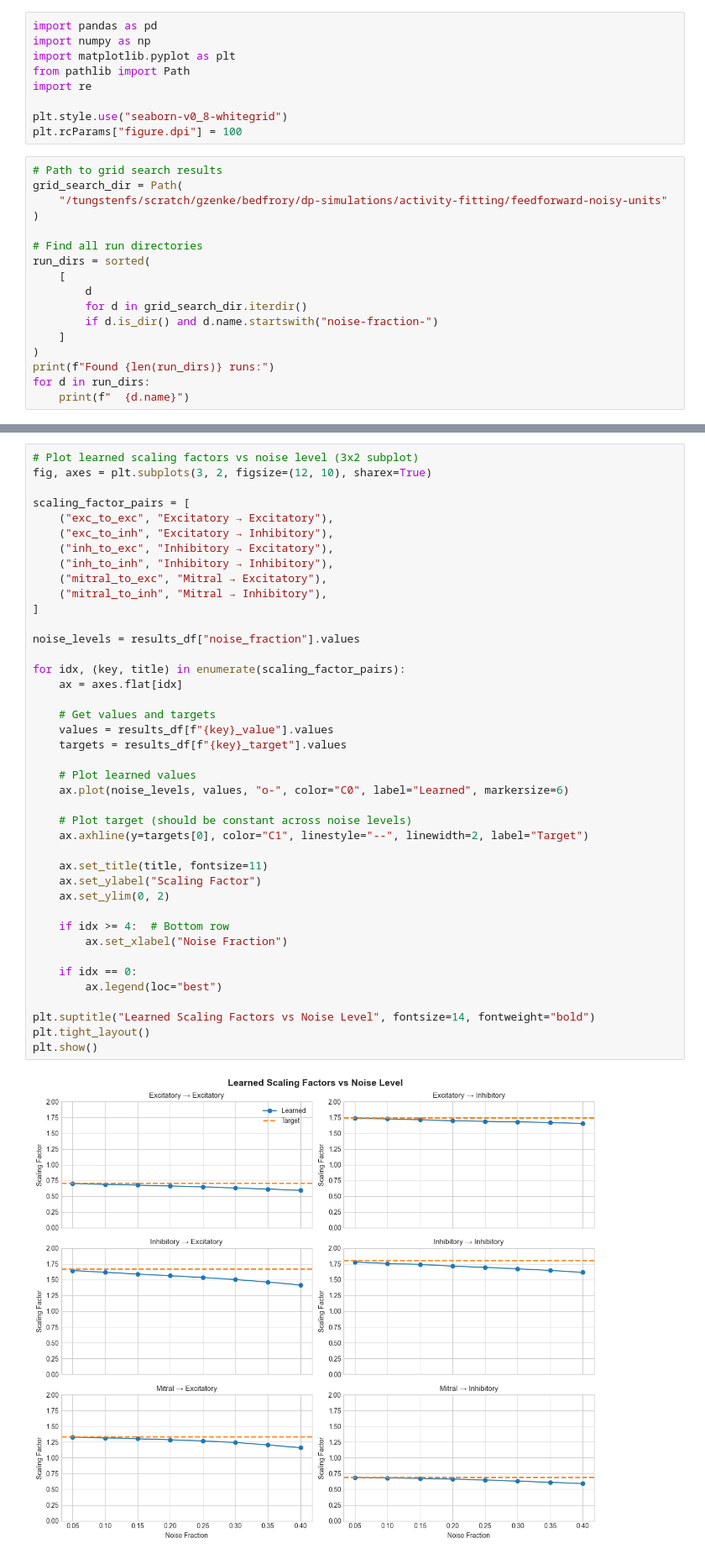
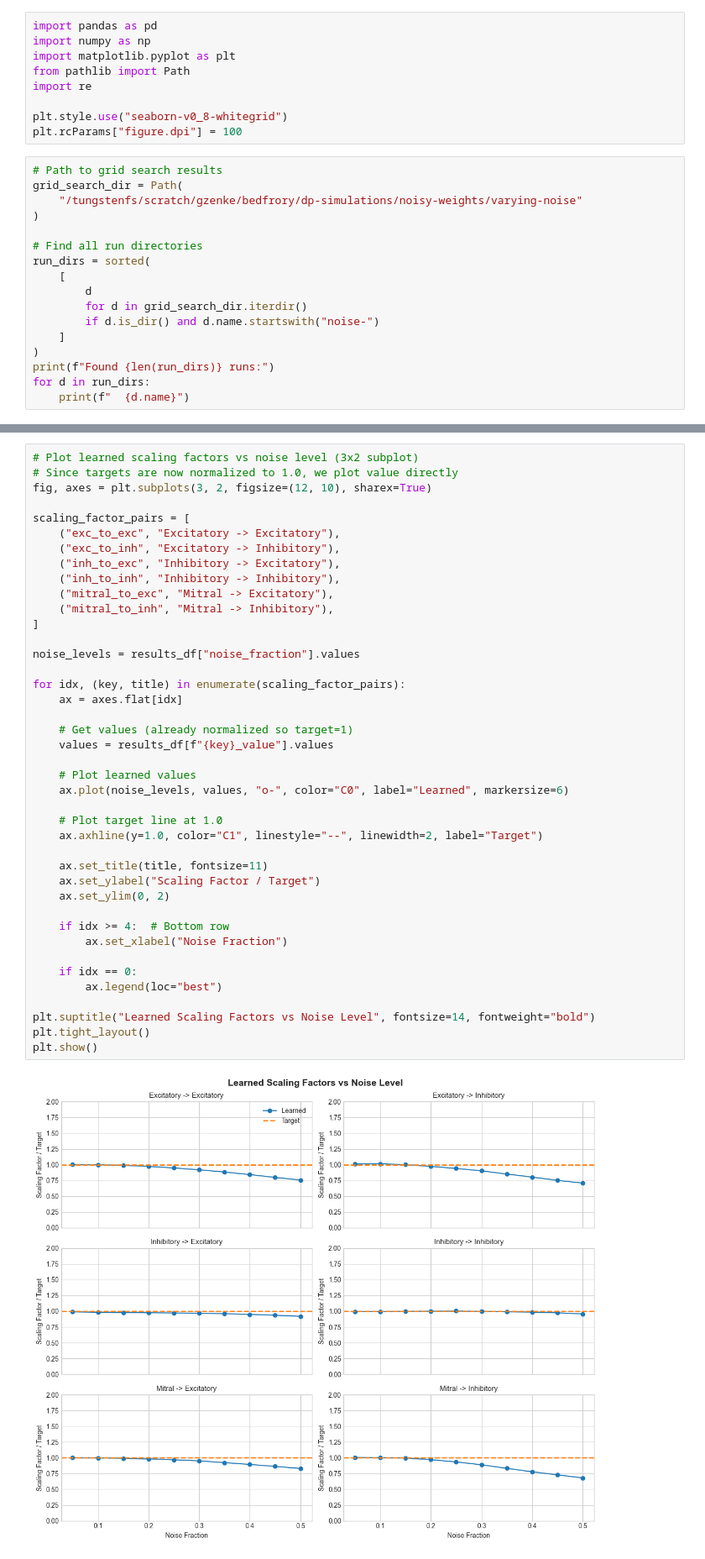
Before and after one commit to rory-bedford/connectome-snns, a Jupyter notebook: notebooks/analyse_noisy_student_teacher.ipynb, the cells around one changed output, grey strips where cells are left out. Shown at 84% size. Drawn from its saved outputs; the diff is of its cells as text.

```diff
--- a/notebooks/analyse_noisy_student_teacher.ipynb
+++ b/notebooks/analyse_noisy_student_teacher.ipynb
@@ -14,7 +14,7 @@ plt.rcParams["figure.dpi"] = 100
 # %%
 # Path to grid search results
 grid_search_dir = Path(
-    "/tungstenfs/scratch/gzenke/bedfrory/dp-simulations/activity-fitting/feedforward-noisy-units"
+    "/tungstenfs/scratch/gzenke/bedfrory/dp-simulations/noisy-weights/varying-noise"
 )
 
 # Find all run directories
@@ -22,7 +22,7 @@ run_dirs = sorted(
     [
         d
         for d in grid_search_dir.iterdir()
-        if d.is_dir() and d.name.startswith("noise-fraction-")
+        if d.is_dir() and d.name.startswith("noise-")
     ]
 )
 print(f"Found {len(run_dirs)} runs:")
@@ -130,46 +114,46 @@ Loaded results from 8 runs
 # %%
 # Plot learned scaling factors vs noise level (3x2 subplot)
+# Since targets are now normalized to 1.0, we plot value directly
 fig, axes = plt.subplots(3, 2, figsize=(12, 10), sharex=True)
 
 scaling_factor_pairs = [
-    ("exc_to_exc", "Excitatory → Excitatory"),
-    ("exc_to_inh", "Excitatory → Inhibitory"),
-    ("inh_to_exc", "Inhibitory → Excitatory"),
-    ("inh_to_inh", "Inhibitory → Inhibitory"),
-    ("mitral_to_exc", "Mitral → Excitatory"),
-    ("mitral_to_inh", "Mitral → Inhibitory"),
+    ("exc_to_exc", "Excitatory -> Excitatory"),
+    ("exc_to_inh", "Excitatory -> Inhibitory"),
+    ("inh_to_exc", "Inhibitory -> Excitatory"),
+    ("inh_to_inh", "Inhibitory -> Inhibitory"),
+    ("mitral_to_exc", "Mitral -> Excitatory"),
+    ("mitral_to_inh", "Mitral -> Inhibitory"),
 ]
 
 noise_levels = results_df["noise_fraction"].values
 
 for idx, (key, title) in enumerate(scaling_factor_pairs):
     ax = axes.flat[idx]
 
-    # Get values and targets
+    # Get values (already normalized so target=1)
     values = results_df[f"{key}_value"].values
-    targets = results_df[f"{key}_target"].values
 
     # Plot learned values
     ax.plot(noise_levels, values, "o-", color="C0", label="Learned", markersize=6)
 
-    # Plot target (should be constant across noise levels)
-    ax.axhline(y=targets[0], color="C1", linestyle="--", linewidth=2, label="Target")
+    # Plot target line at 1.0
+    ax.axhline(y=1.0, color="C1", linestyle="--", linewidth=2, label="Target")
 
     ax.set_title(title, fontsize=11)
-    ax.set_ylabel("Scaling Factor")
+    ax.set_ylabel("Scaling Factor / Target")
     ax.set_ylim(0, 2)
 
     if idx >= 4:  # Bottom row
         ax.set_xlabel("Noise Fraction")
 
     if idx == 0:
         ax.legend(loc="best")
 
 plt.suptitle("Learned Scaling Factors vs Noise Level", fontsize=14, fontweight="bold")
 plt.tight_layout()
 plt.show()
 # %% [output]
-[figure, old version]
+[figure, new version]
 # %%
 # Scatter plot of teacher vs perturbed weights for noise_frac = 0.4
 noise_level_to_plot = 0.40
```
Also changed, not shown: parts of 26 cells of this notebook, 4 other files.
